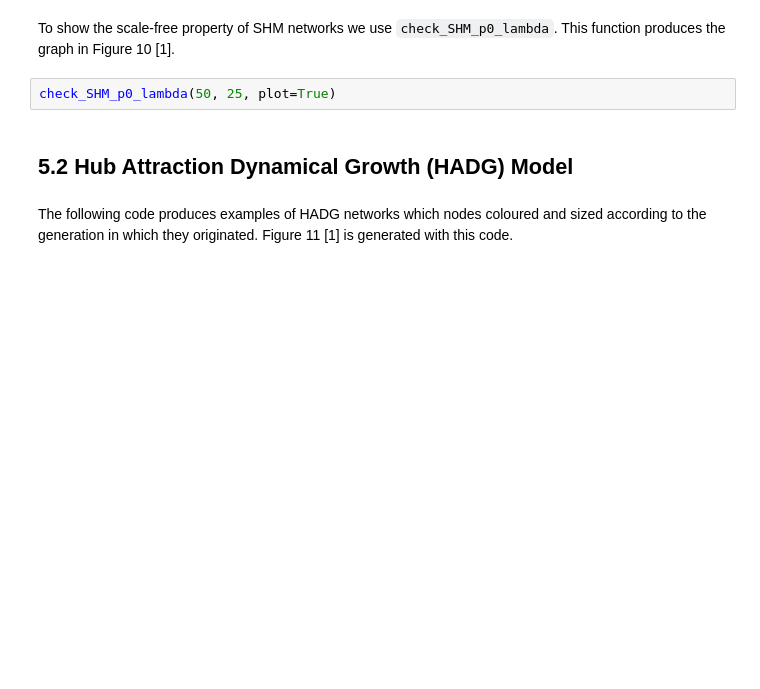
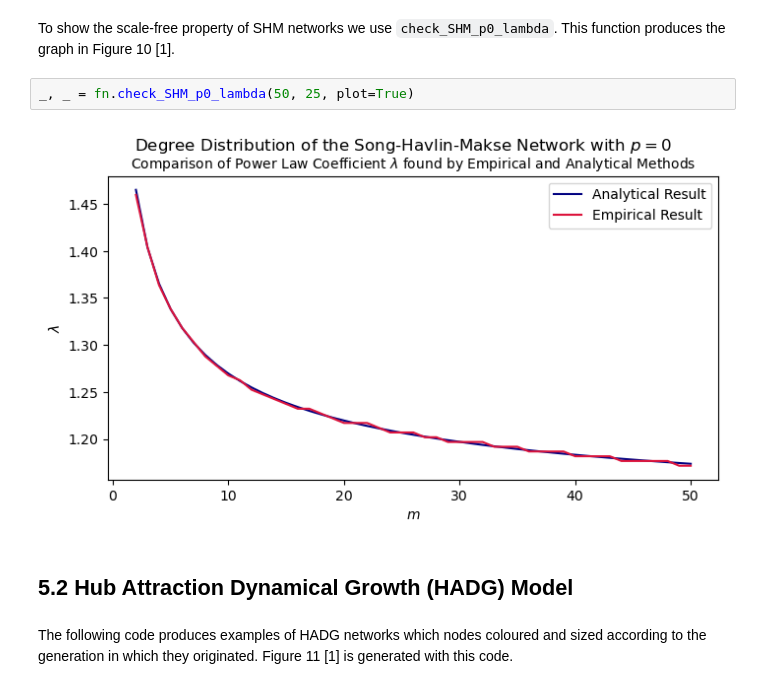
Before and after one commit to katherinehamilton/fractalnetworks, a Jupyter notebook: thesis-results.ipynb, the cells around one changed output. Saved outputs shown, nothing was run; the diff lists cells and outputs as text; blank space fills up the shorter version.

```diff
--- a/thesis-results.ipynb
+++ b/thesis-results.ipynb
@@ -139,7 +135,9 @@ for i in range(N-1):
 # %% [markdown]
 To show the scale-free property of SHM networks we use `check_SHM_p0_lambda`. This function produces the graph in Figure 10 [1].
 # %%
-check_SHM_p0_lambda(50, 25, plot=True)
+_, _ = fn.check_SHM_p0_lambda(50, 25, plot=True)
+# %% [output]
+[figure, added]
 # %% [markdown]
 <h2> 5.2 Hub Attraction Dynamical Growth (HADG) Model
 # %% [markdown]
```
Also changed, not shown: parts of 34 cells of this notebook.
